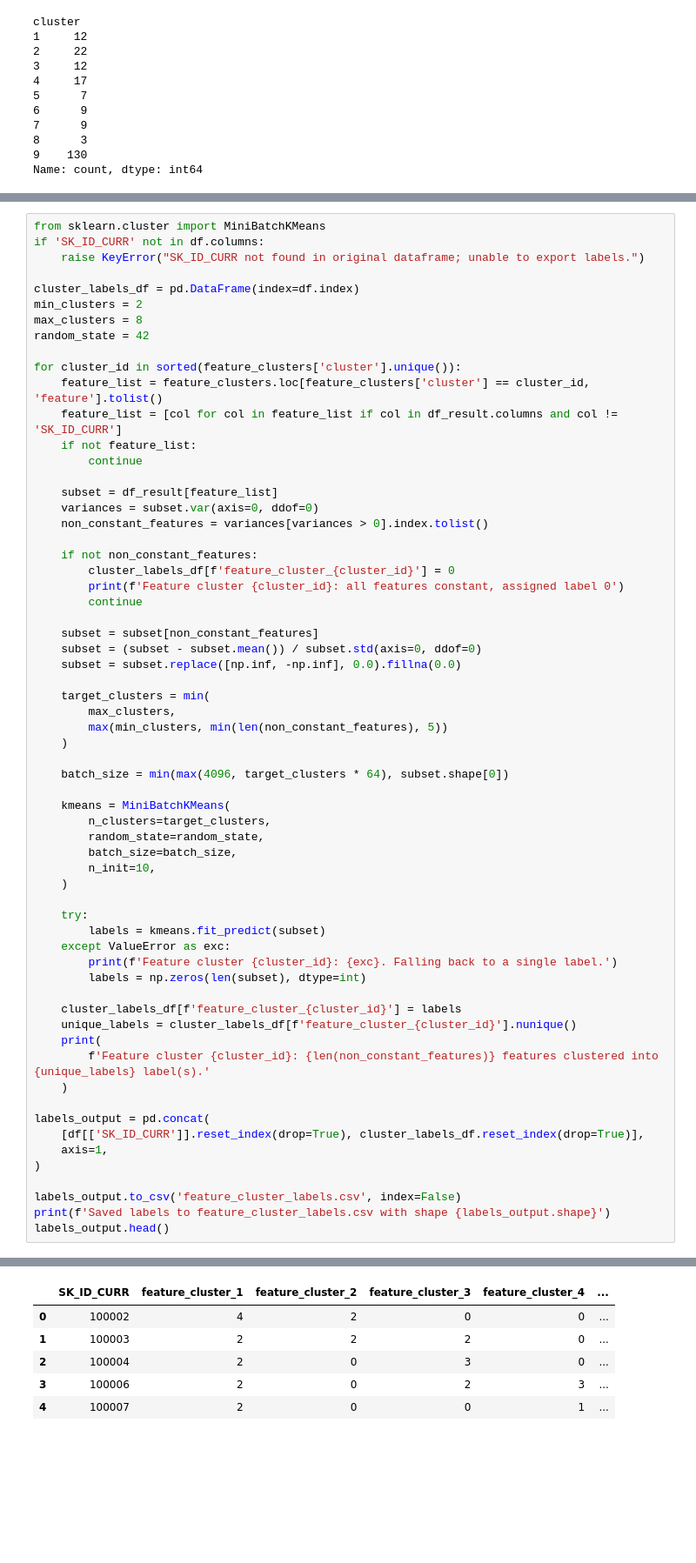
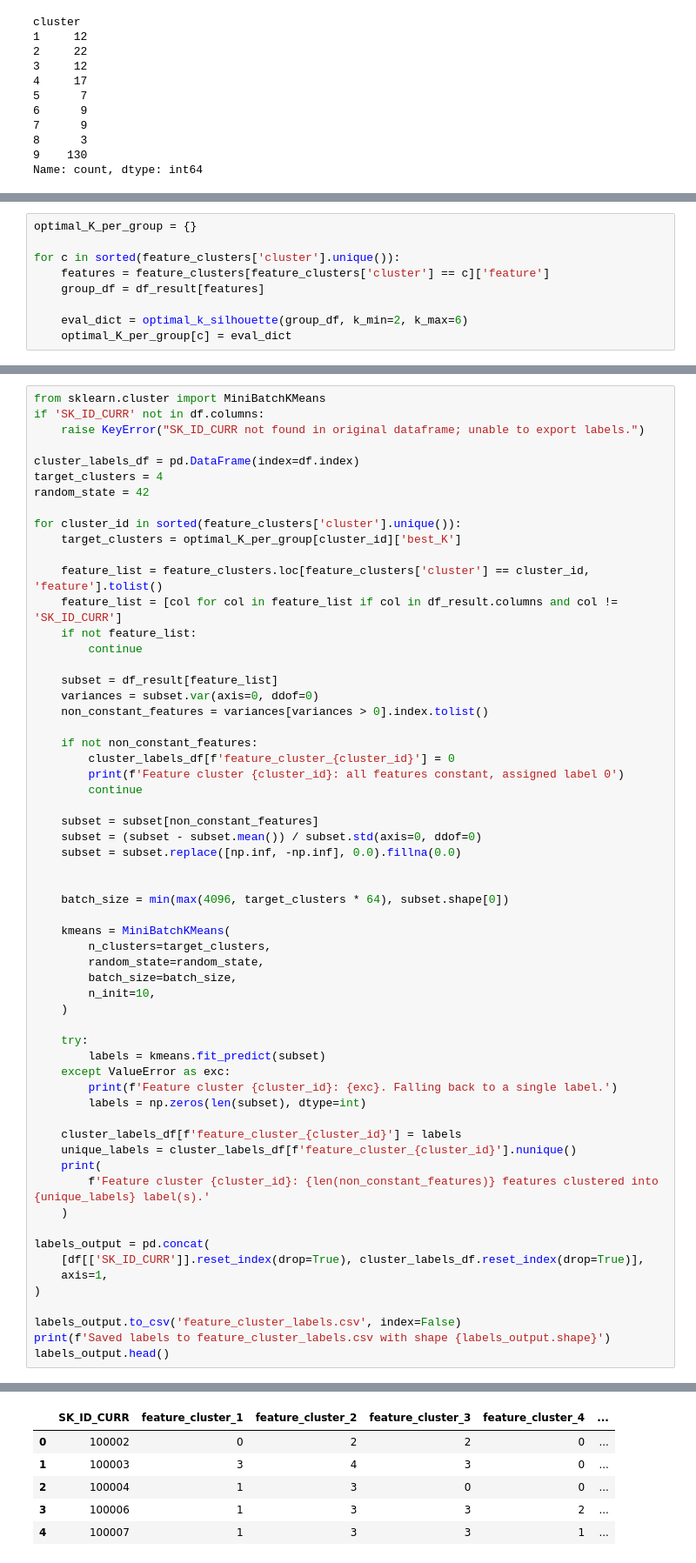
Before and after one commit to nien-hui/data_imputation, a Jupyter notebook: cluster.ipynb, the cells around one changed output, grey strips where cells are left out. Shown at 87% size. Drawn from its saved outputs; the diff is of its cells as text; blank space fills up the shorter version.

```diff
--- a/cluster.ipynb
+++ b/cluster.ipynb
@@ -135,0 +175,9 @@ Name: count, dtype: int64
+# %%
+optimal_K_per_group = {}
+
+for c in sorted(feature_clusters['cluster'].unique()):
+    features = feature_clusters[feature_clusters['cluster'] == c]['feature']
+    group_df = df_result[features]
+
+    eval_dict = optimal_k_silhouette(group_df, k_min=2, k_max=6)
+    optimal_K_per_group[c] = eval_dict
@@ -139,11 +207,12 @@ if 'SK_ID_CURR' not in df.columns:
     raise KeyError("SK_ID_CURR not found in original dataframe; unable to export labels.")
 
 cluster_labels_df = pd.DataFrame(index=df.index)
-min_clusters = 2
-max_clusters = 8
+target_clusters = 4
 random_state = 42
 
 for cluster_id in sorted(feature_clusters['cluster'].unique()):
+    target_clusters = optimal_K_per_group[cluster_id]['best_K']
+
     feature_list = feature_clusters.loc[feature_clusters['cluster'] == cluster_id, 'feature'].tolist()
     feature_list = [col for col in feature_list if col in df_result.columns and col != 'SK_ID_CURR']
     if not feature_list:
@@ -162,10 +231,6 @@ for cluster_id in sorted(feature_clusters['cluster'].unique()):
     subset = (subset - subset.mean()) / subset.std(axis=0, ddof=0)
     subset = subset.replace([np.inf, -np.inf], 0.0).fillna(0.0)
 
-    target_clusters = min(
-        max_clusters,
-        max(min_clusters, min(len(non_constant_features), 5))
-    )
 
     batch_size = min(max(4096, target_clusters * 64), subset.shape[0])
 
@@ -209,7 +274,7 @@ Feature cluster 9: 129 features clustered into 5 label(s).
 Saved labels to feature_cluster_labels.csv with shape (356255, 10)
 |  | SK_ID_CURR | feature_cluster_1 | feature_cluster_2 | feature_cluster_3 | feature_cluster_4 | ... |
-| 0 | 100002 | 4 | 2 | 0 | 0 | ... |
-| 1 | 100003 | 2 | 2 | 2 | 0 | ... |
-| 2 | 100004 | 2 | 0 | 3 | 0 | ... |
-| 3 | 100006 | 2 | 0 | 2 | 3 | ... |
-| 4 | 100007 | 2 | 0 | 0 | 1 | ... |
+| 0 | 100002 | 0 | 2 | 2 | 0 | ... |
+| 1 | 100003 | 3 | 4 | 3 | 0 | ... |
+| 2 | 100004 | 1 | 3 | 0 | 0 | ... |
+| 3 | 100006 | 1 | 3 | 3 | 2 | ... |
+| 4 | 100007 | 1 | 3 | 3 | 1 | ... |
```
Also changed, not shown: parts of 6 cells of this notebook, 19 other files.
